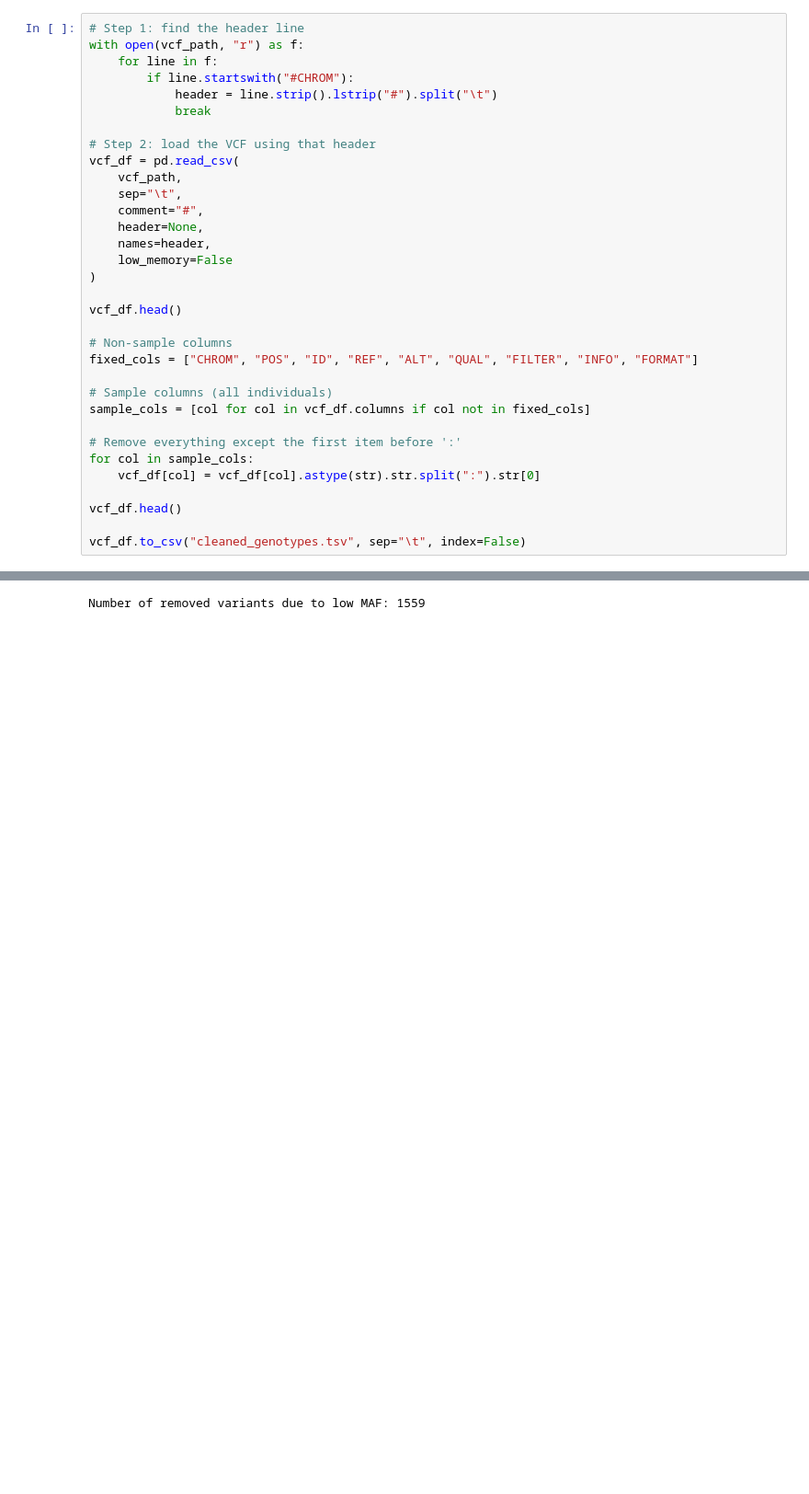
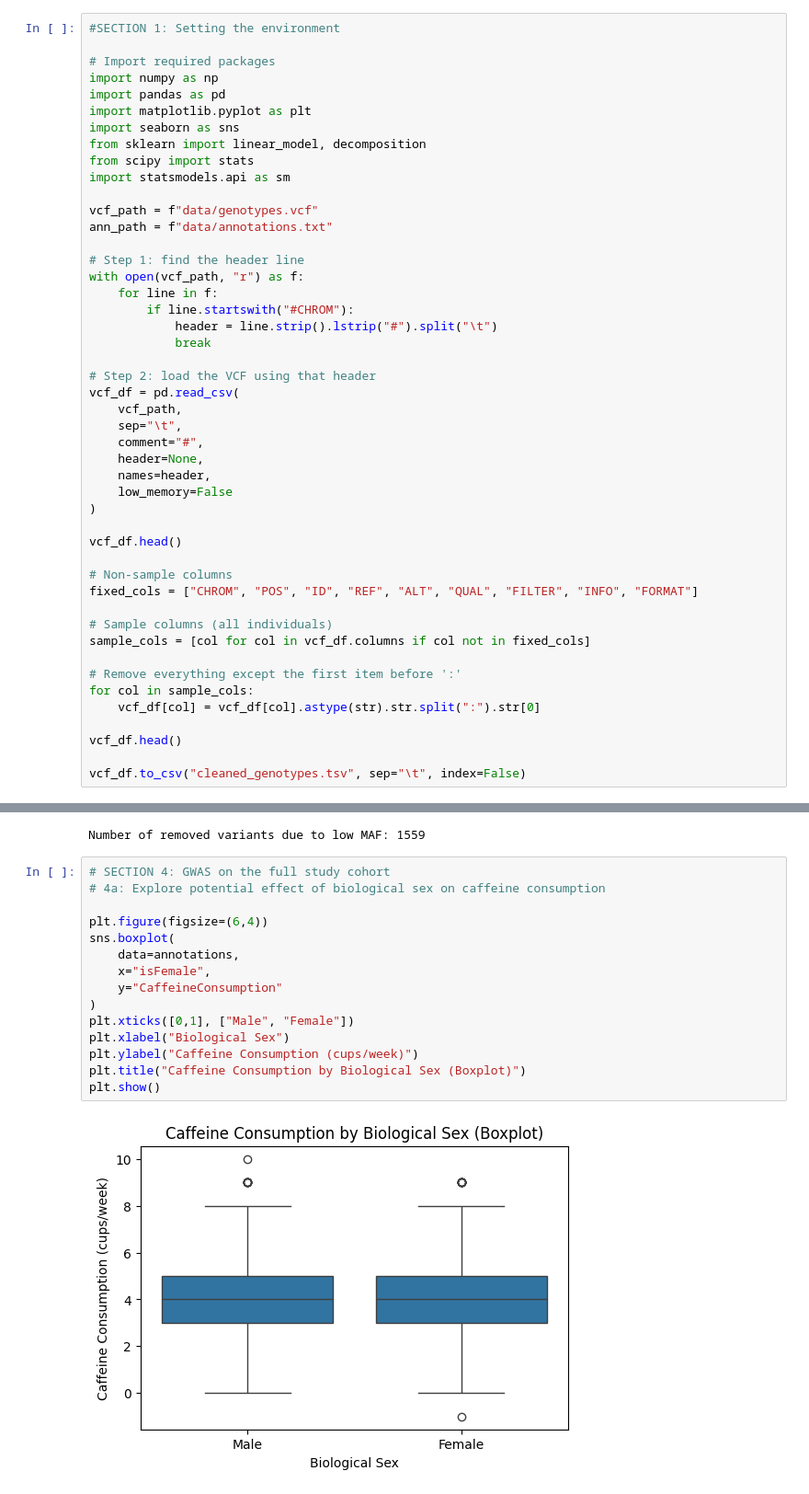
Before and after one commit to leaslive/GeneticsandGenomics, a Jupyter notebook: Genetics Project.ipynb, the cells around one changed output, grey strips where cells are left out. Shown at 92% size. Saved outputs shown, nothing was run; the diff lists cells and outputs as text; blank space fills up the shorter version.

```diff
--- a/Genetics Project.ipynb
+++ b/Genetics Project.ipynb
@@ -18,4 +1,18 @@ ann_path = f"{DATA_DIR}/annotations.txt"
 # %%
+#SECTION 1: Setting the environment
+
+# Import required packages
+import numpy as np
+import pandas as pd
+import matplotlib.pyplot as plt
+import seaborn as sns
+from sklearn import linear_model, decomposition
+from scipy import stats
+import statsmodels.api as sm
+
+vcf_path = f"data/genotypes.vcf"
+ann_path = f"data/annotations.txt"
+
 # Step 1: find the header line
 with open(vcf_path, "r") as f:
     for line in f:
@@ -146,3 +143,20 @@ print("Number of removed variants due to low MAF: " + str(num_removed_maf))
 # %% [output]
 [figure]
 Number of removed variants due to low MAF: 1559
+# %%
+# SECTION 4: GWAS on the full study cohort
+# 4a: Explore potential effect of biological sex on caffeine consumption
+
+plt.figure(figsize=(6,4))
+sns.boxplot(
+    data=annotations,
+    x="isFemale",
+    y="CaffeineConsumption"
+)
+plt.xticks([0,1], ["Male", "Female"])
+plt.xlabel("Biological Sex")
+plt.ylabel("Caffeine Consumption (cups/week)")
+plt.title("Caffeine Consumption by Biological Sex (Boxplot)")
+plt.show()
+# %% [output]
+[figure, added]
```
Also changed, not shown: parts of 2 cells of this notebook.
